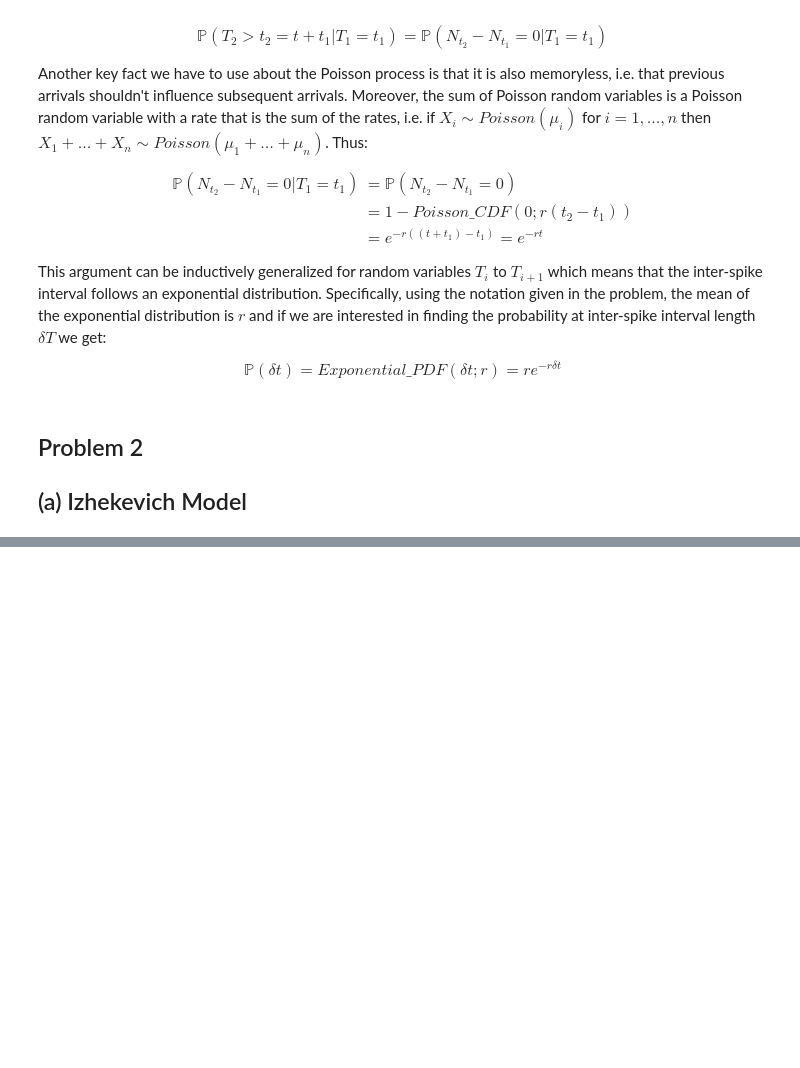
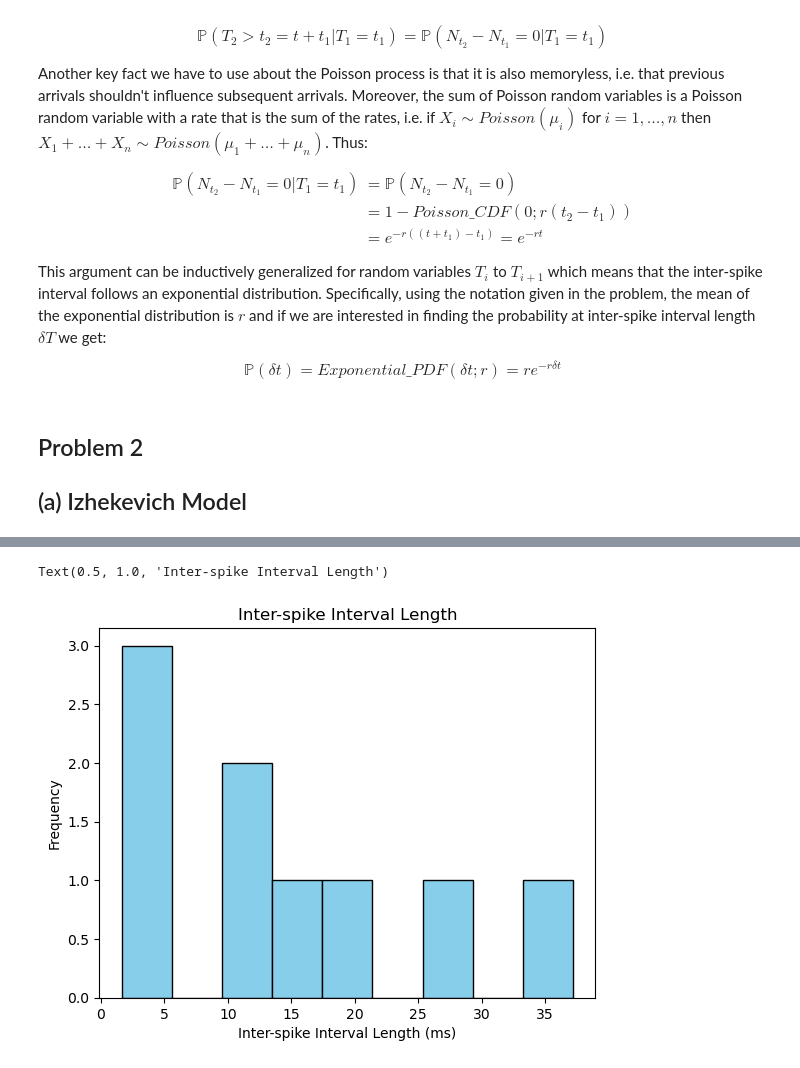
Before and after one commit to MatthewChen37/MATH8803-HW, a Jupyter notebook: HW2/HW2.ipynb, the cells around one changed output, grey strips where cells are left out. Drawn from its saved outputs; the diff is of its cells as text; code cells hidden in the pictures; blank space fills up the shorter version.

```diff
--- a/HW2/HW2.ipynb
+++ b/HW2/HW2.ipynb
@@ -209,0 +264,8 @@ plt.show()
+# %%
+plt.hist(isi, bins=9, color='skyblue', edgecolor='black')
+plt.xlabel('Inter-spike Interval Length (ms)')
+plt.ylabel('Frequency')
+plt.title('Inter-spike Interval Length')
+# %% [output]
+Text(0.5, 1.0, 'Inter-spike Interval Length')
+[figure, added]
```
Also changed, not shown: parts of 9 cells of this notebook.
